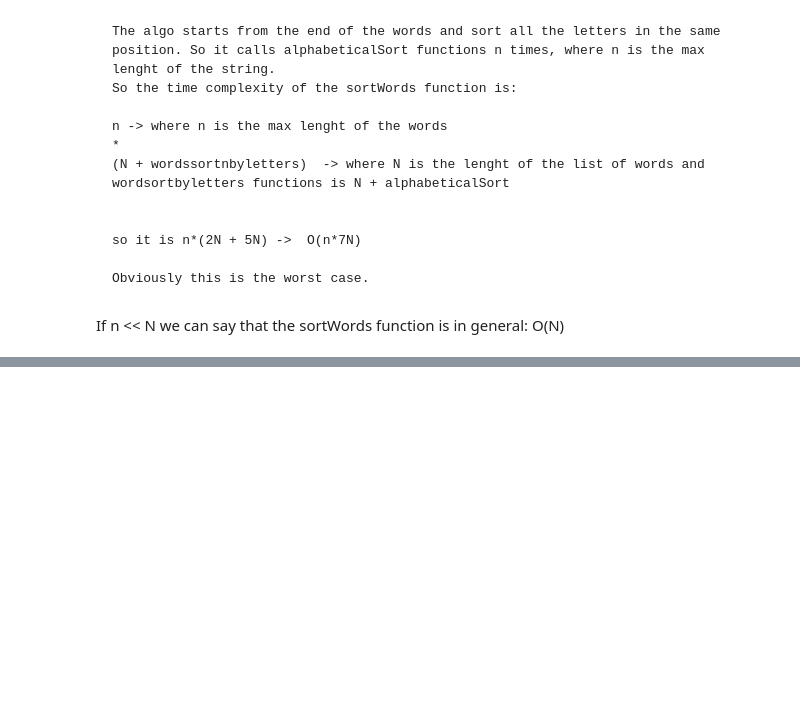
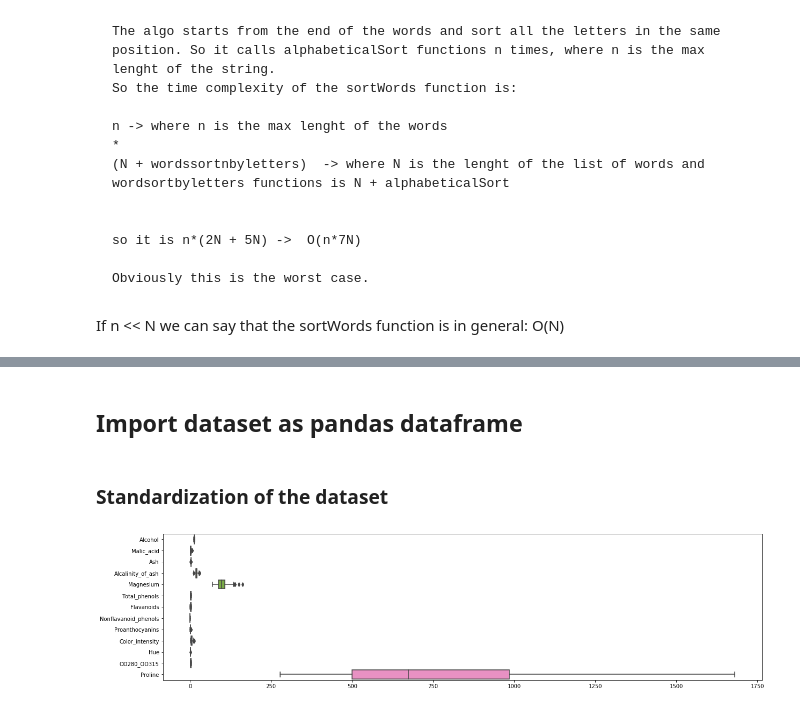
Before and after one commit to AntoCat93/HW4_G18, a Jupyter notebook: main.ipynb, the cells around one changed output, grey strips where cells are left out. Saved outputs shown, nothing was run; the diff lists cells and outputs as text; code cells hidden in the pictures; blank space fills up the shorter version.

```diff
--- a/main.ipynb
+++ b/main.ipynb
@@ -194,0 +371,22 @@ If n << N we can say that the sortWords function is in general:
+# %% [markdown]
+## Import dataset as pandas dataframe
+# %%
+#We define columns' names as written in the wine.names file
+wine_names = ['Class', 'Alcohol', 'Malic_acid', 'Ash', 'Alcalinity_of_ash', 'Magnesium', 'Total_phenols',
+              'Flavanoids', 'Nonflavanoid_phenols', 'Proanthocyanins', 'Color_intensity', 'Hue', 'OD280_OD315',\
+              'Proline']
+#We create a dataframe from the wine.data file
+df = pd.read_csv('DATA/wine.data',names=wine_names)
+# %%
+#We observe that there are three classes of observation so we set k=3
+#We don't need the first column because we are doing clustering,that is an unsupervised learning and it works with unlabeled data
+df.drop(['Class'], axis=1,inplace=True)
+# %% [markdown]
+### Standardization of the dataset
+# %%
+#Let's plot the distribution of the 13 variables that we have
+plt.figure(figsize = (20,5))
+sns.boxplot(data = df, orient = "h")
+plt.show()
+# %% [output]
+[figure, added]
```
Also changed, not shown: parts of 81 cells of this notebook.
